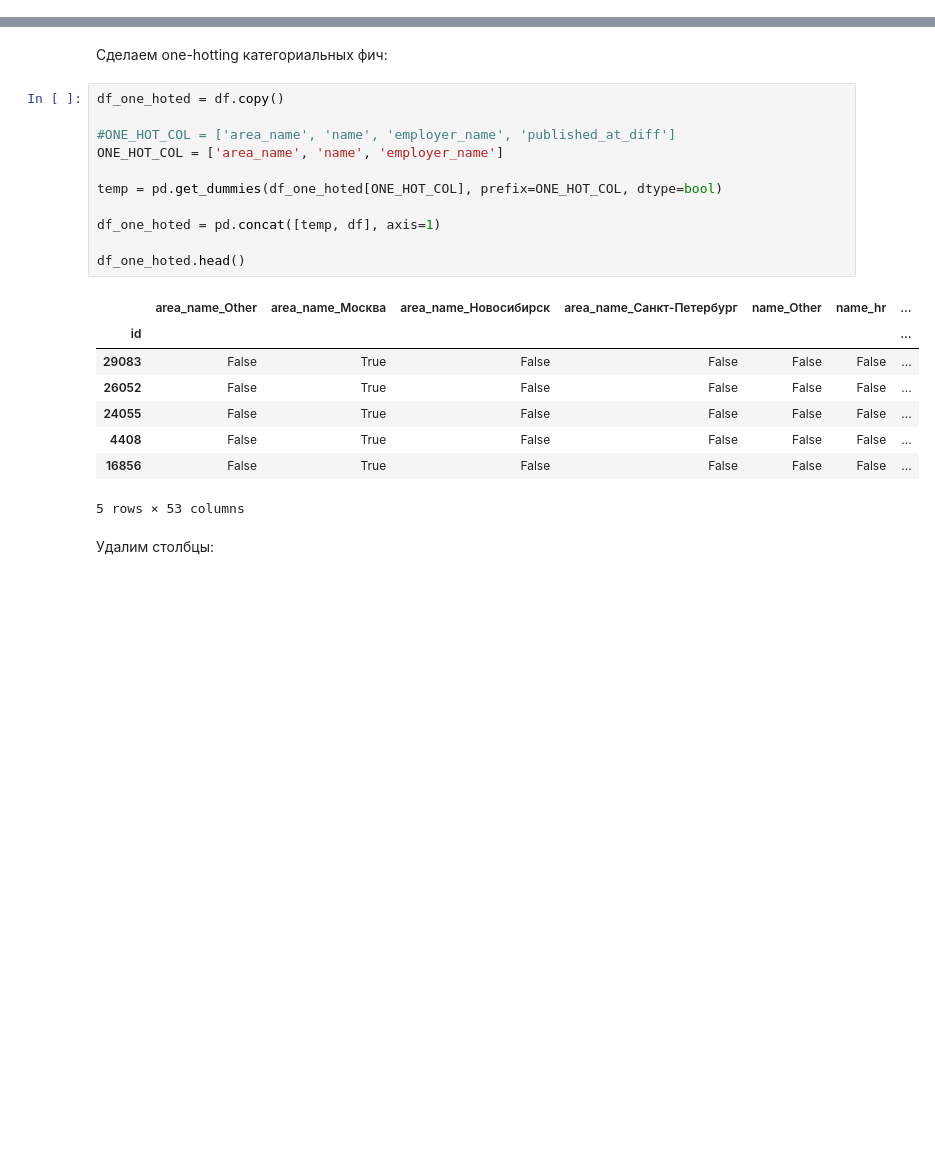
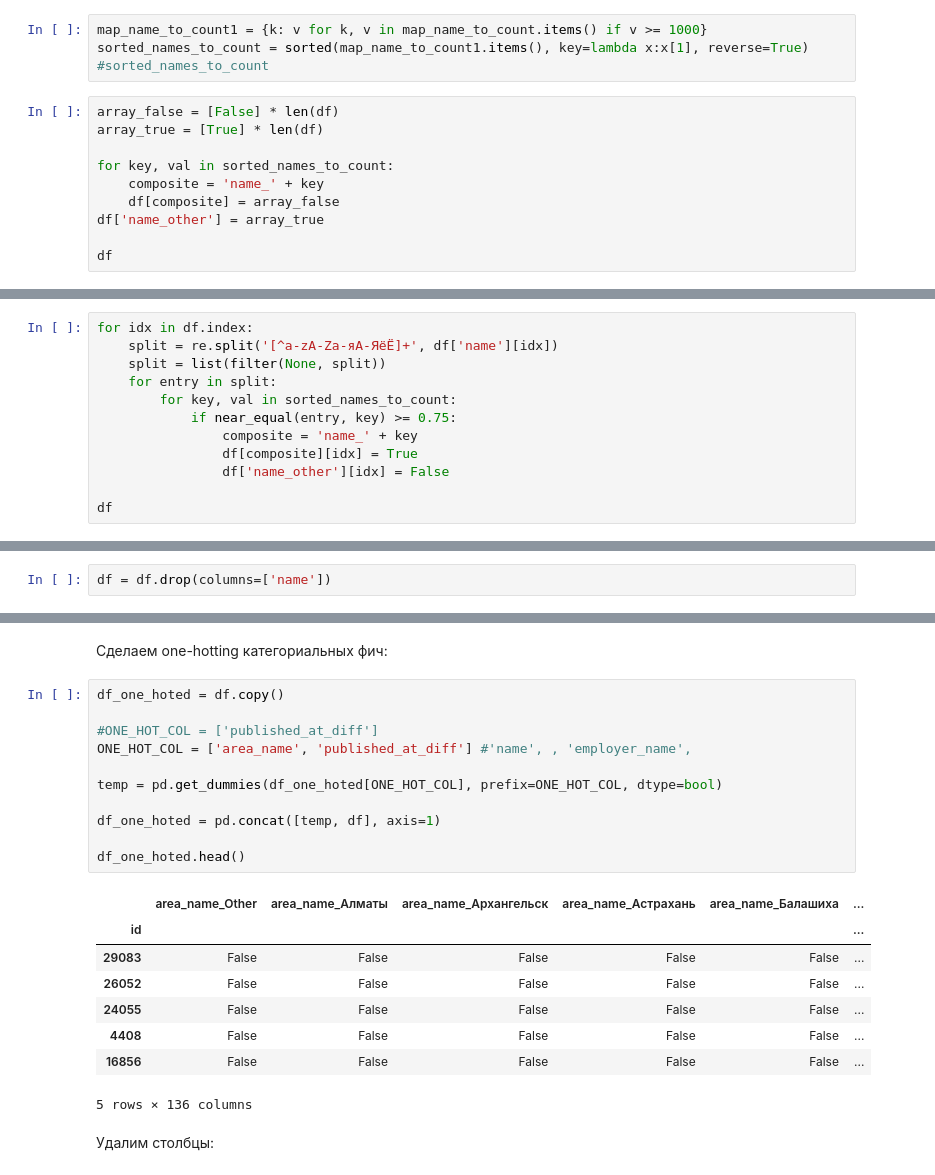
Before and after one commit to VitalSquared/BigDataAnalysis, a Jupyter notebook: jobs_predictions.ipynb, the cells around one changed output, grey strips where cells are left out. Saved outputs shown, nothing was run; the diff lists cells and outputs as text; blank space fills up the shorter version.

```diff
--- a/jobs_predictions.ipynb
+++ b/jobs_predictions.ipynb
@@ -594,0 +643,14 @@ memory usage: 2.8+ MB
+# %%
+map_name_to_count1 = {k: v for k, v in map_name_to_count.items() if v >= 1000}
+sorted_names_to_count = sorted(map_name_to_count1.items(), key=lambda x:x[1], reverse=True)
+#sorted_names_to_count
+# %%
+array_false = [False] * len(df)
+array_true = [True] * len(df)
+
+for key, val in sorted_names_to_count:
+    composite = 'name_' + key
+    df[composite] = array_false
+df['name_other'] = array_true
+
+df
@@ -594,0 +672,12 @@ memory usage: 2.8+ MB
+# %%
+for idx in df.index:
+    split = re.split('[^a-zA-Zа-яА-ЯёЁ]+', df['name'][idx])
+    split = list(filter(None, split))
+    for entry in split:
+        for key, val in sorted_names_to_count:
+            if near_equal(entry, key) >= 0.75:
+                composite = 'name_' + key
+                df[composite][idx] = True
+                df['name_other'][idx] = False
+
+df
@@ -595,2 +699,4 @@ memory usage: 2.8+ MB
+# %%
+df = df.drop(columns=['name'])
 # %% [markdown]
 <H1>One-Hotting</H1>
@@ -599,23 +725,23 @@ memory usage: 2.8+ MB
 # %%
 df_one_hoted = df.copy()
 
-#ONE_HOT_COL = ['area_name', 'name', 'employer_name', 'published_at_diff']
-ONE_HOT_COL = ['area_name', 'name', 'employer_name']
+#ONE_HOT_COL = ['published_at_diff']
+ONE_HOT_COL = ['area_name', 'published_at_diff'] #'name', , 'employer_name',
 
 temp = pd.get_dummies(df_one_hoted[ONE_HOT_COL], prefix=ONE_HOT_COL, dtype=bool)
 
 df_one_hoted = pd.concat([temp, df], axis=1)
 
 df_one_hoted.head()
 # %% [output]
-|  | area_name_Other | area_name_Москва | area_name_Новосибирск | area_name_Санкт-Петербург | name_Other | name_hr | ... |
-| id |  |  |  |  |  |  | ... |
-| 29083 | False | True | False | False | False | False | ... |
-| 26052 | False | True | False | False | False | False | ... |
-| 24055 | False | True | False | False | False | False | ... |
-| 4408 | False | True | False | False | False | False | ... |
-| 16856 | False | True | False | False | False | False | ... |
+|  | area_name_Other | area_name_Алматы | area_name_Архангельск | area_name_Астрахань | area_name_Балашиха | ... |
+| id |  |  |  |  |  | ... |
+| 29083 | False | False | False | False | False | ... |
+| 26052 | False | False | False | False | False | ... |
+| 24055 | False | False | False | False | False | ... |
+| 4408 | False | False | False | False | False | ... |
+| 16856 | False | False | False | False | False | ... |
-5 rows × 53 columns
+5 rows × 136 columns
 # %% [markdown]
 Удалим столбцы:
 # %%
```
Also changed, not shown: parts of 155 cells of this notebook, 1 other file.
